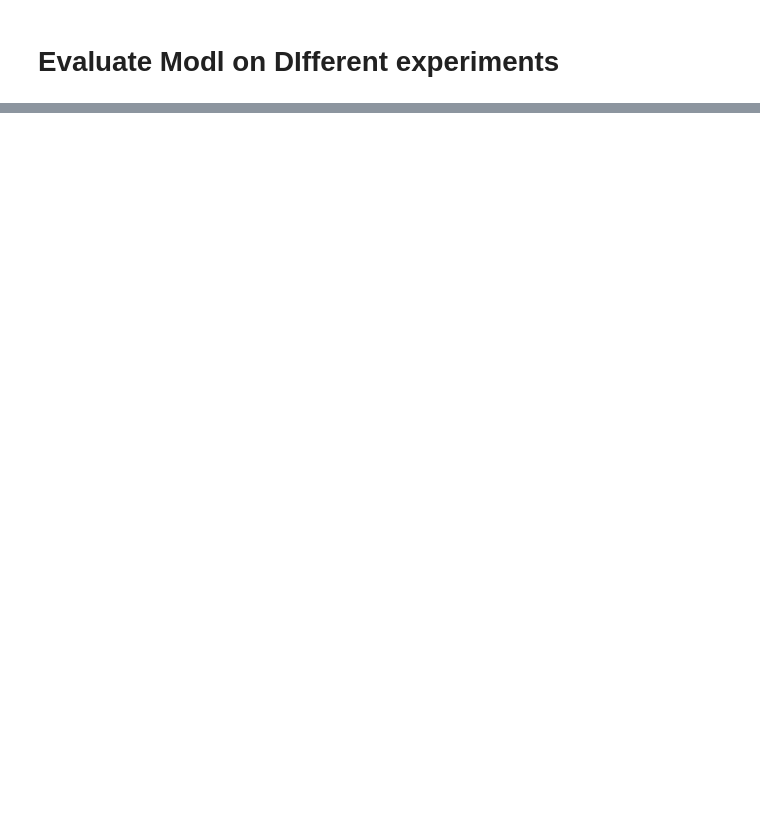
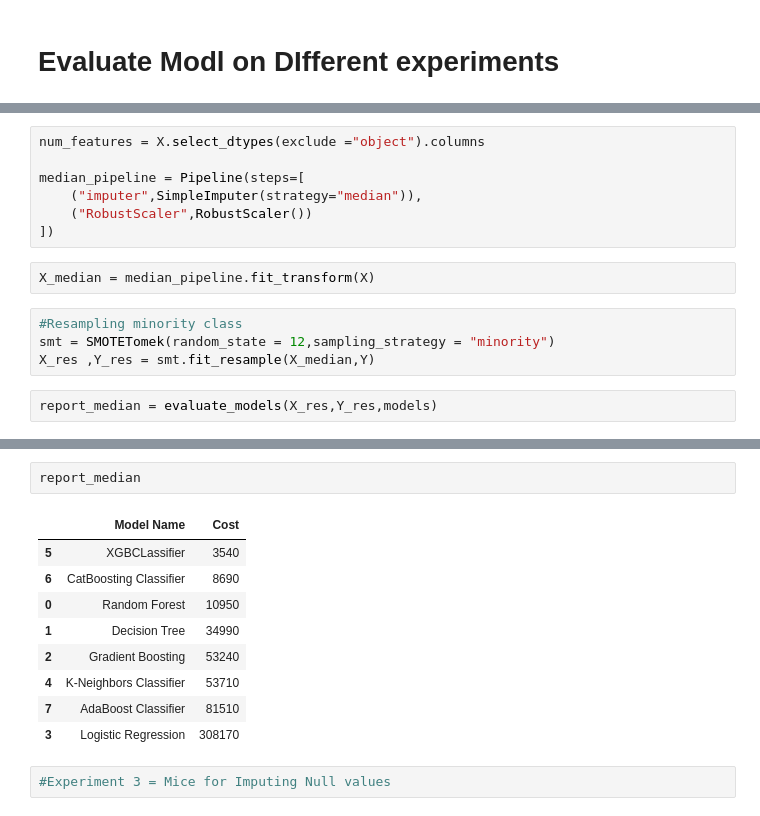
Before and after one commit to prabhakarsharma-pythonaire/live-sensor-fault-detection, a Jupyter notebook: experiments/experiment.ipynb, the cells around one changed output, grey strips where cells are left out. Cells and saved outputs as stored; diff of their text form; blank space fills up the shorter version.

```diff
--- a/experiments/experiment.ipynb
+++ b/experiments/experiment.ipynb
@@ -262,0 +382,15 @@ for start in range(0, len(numerical_features), batch_size):
+# %%
+num_features = X.select_dtypes(exclude ="object").columns
+
+median_pipeline = Pipeline(steps=[
+    ("imputer",SimpleImputer(strategy="median")),
+    ("RobustScaler",RobustScaler())
+])
+# %%
+X_median = median_pipeline.fit_transform(X)
+# %%
+#Resampling minority class
+smt = SMOTETomek(random_state = 12,sampling_strategy = "minority")
+X_res ,Y_res = smt.fit_resample(X_median,Y)
+# %%
+report_median = evaluate_models(X_res,Y_res,models)
@@ -262,0 +415,14 @@ for start in range(0, len(numerical_features), batch_size):
+# %%
+report_median
+# %% [output]
+|  | Model Name | Cost |
+| 5 | XGBCLassifier | 3540 |
+| 6 | CatBoosting Classifier | 8690 |
+| 0 | Random Forest | 10950 |
+| 1 | Decision Tree | 34990 |
+| 2 | Gradient Boosting | 53240 |
+| 4 | K-Neighbors Classifier | 53710 |
+| 7 | AdaBoost Classifier | 81510 |
+| 3 | Logistic Regression | 308170 |
+# %%
+#Experiment 3 = Mice for Imputing Null values
```
Also changed, not shown: parts of 47 cells of this notebook, 11 other files.
